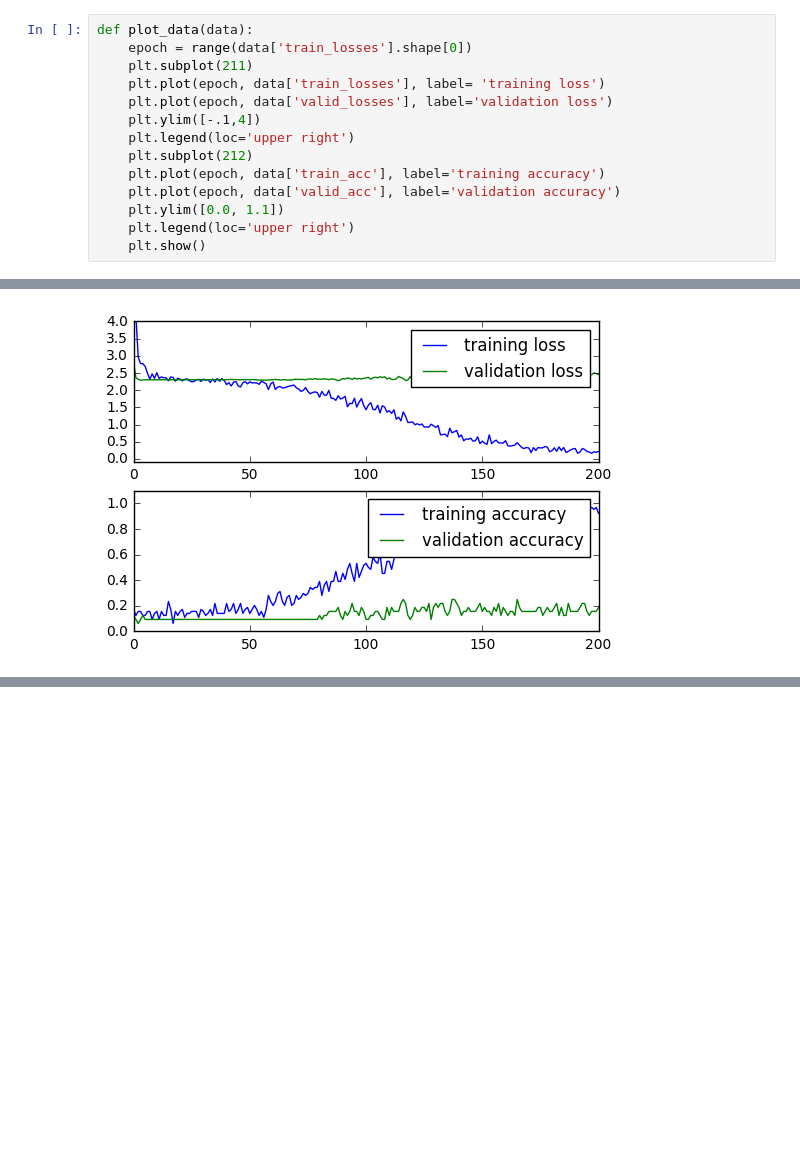
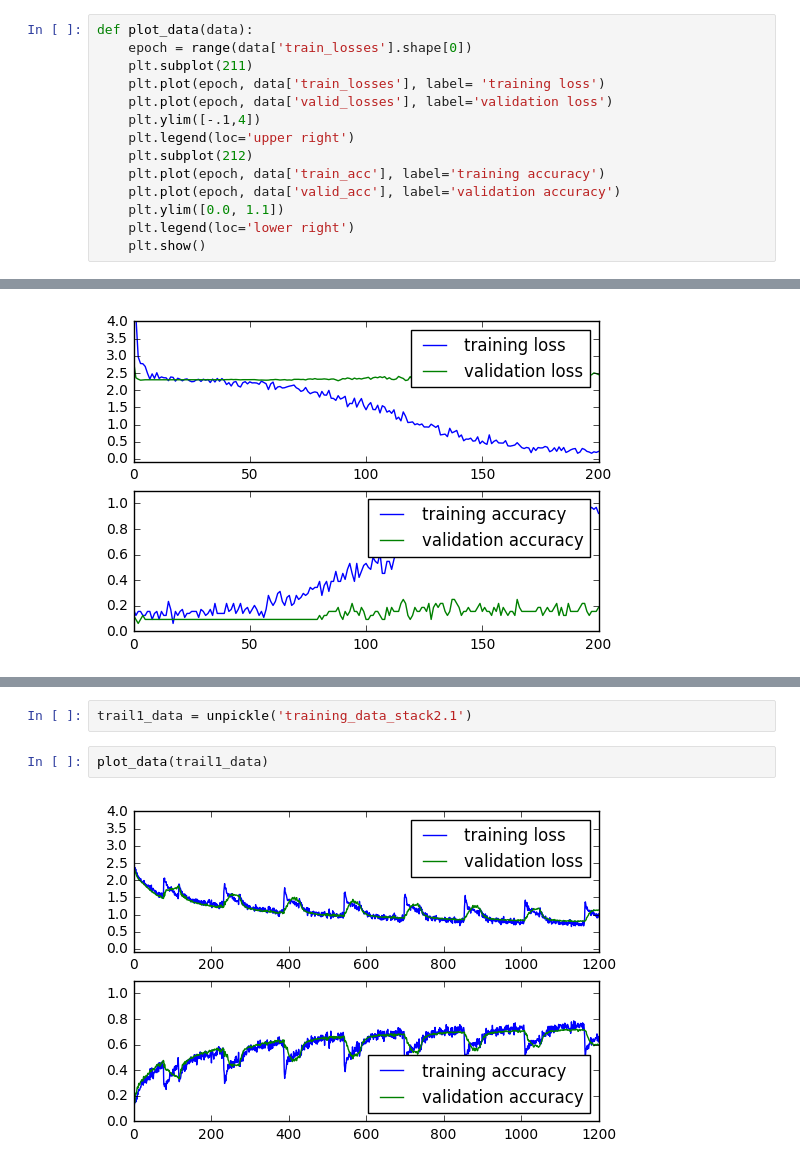
Before and after one commit to zhongyuk/machine-learning, a Jupyter notebook: projects/capstone/experiment2.ipynb, the cells around one changed output, grey strips where cells are left out. Drawn from its saved outputs; the diff is of its cells as text; blank space fills up the shorter version.

```diff
--- a/projects/capstone/experiment2.ipynb
+++ b/projects/capstone/experiment2.ipynb
@@ -293,7 +294,7 @@ def plot_data(data):
     plt.plot(epoch, data['train_acc'], label='training accuracy')
     plt.plot(epoch, data['valid_acc'], label='validation accuracy')
     plt.ylim([0.0, 1.1])
-    plt.legend(loc='upper right')
+    plt.legend(loc='lower right')
     plt.show()
 # %%
 for key in experiment_data.keys():
@@ -420,0 +436,6 @@ keep_prob               learning rate           init_std                valid ac
+# %%
+trail1_data = unpickle('training_data_stack2.1')
+# %%
+plot_data(trail1_data)
+# %% [output]
+[figure, added]
```
Also changed, not shown: parts of 6 cells of this notebook, 4 other files.
